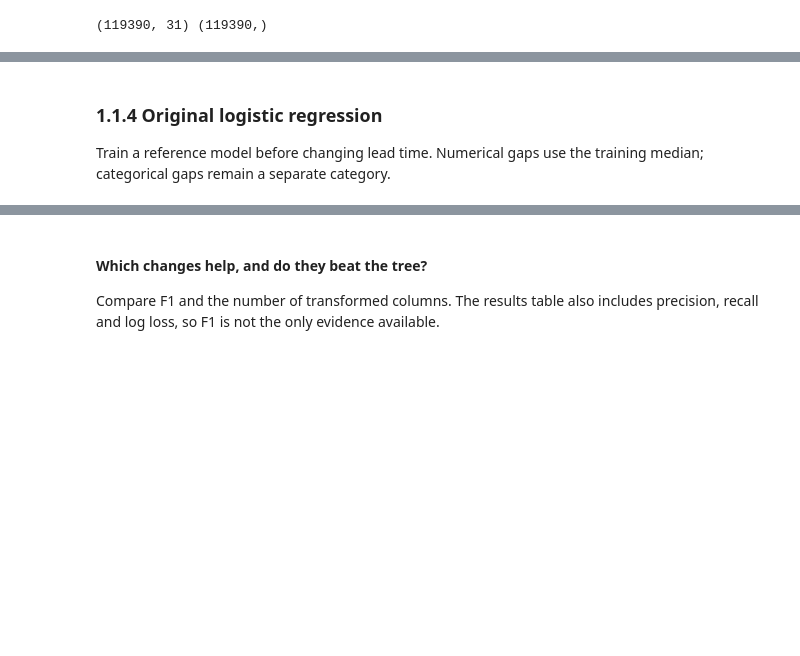
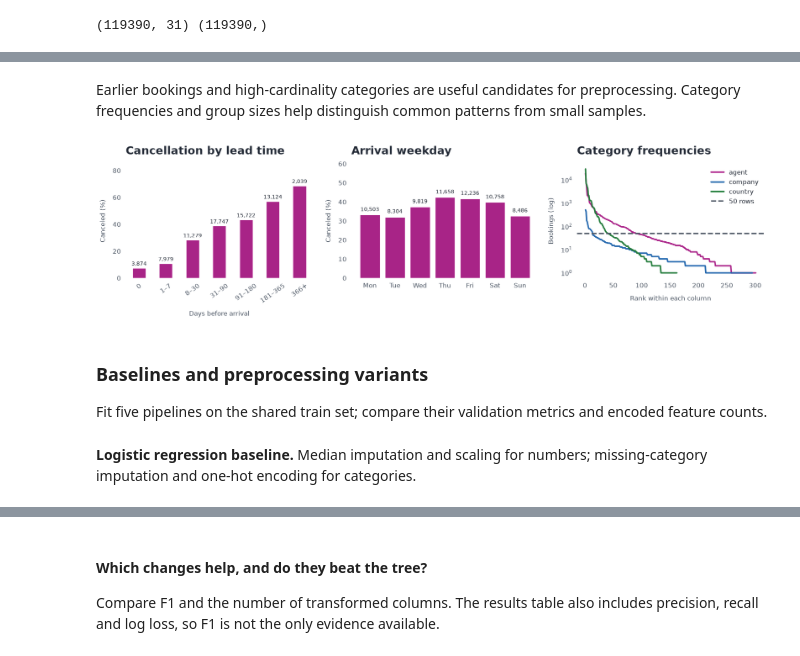
Before and after one commit to MasMits/hotel-cancellation-ml, a Jupyter notebook: notebook/project.ipynb, the cells around one changed output, grey strips where cells are left out. Drawn from its saved outputs; the diff is of its cells as text; code cells hidden in the pictures; blank space fills up the shorter version.

```diff
--- a/notebook/project.ipynb
+++ b/notebook/project.ipynb
@@ -279,3 +210,14 @@ and validation and adds two rows to the table. The targets stay the same through
+# %% [markdown]
+Earlier bookings and high-cardinality categories are useful candidates for preprocessing. Category frequencies and group sizes help distinguish common patterns from small samples.
+# %%
+prep_figure = preprocessing_plots.plot_feature_patterns(prep_train_bookings, prep_X_train)
+plot_style.show_figure(prep_figure, "feature_patterns")
+# %% [output]
+[figure, added]
+# %% [markdown]
+### Baselines and preprocessing variants
+
+Fit five pipelines on the shared train set; compare their validation metrics and encoded feature counts.
 # %%
 prep_results = []
 
@@ -293,11 +235,8 @@ def record_preprocessing_results(name, model, training_features, validation_feat
         "experiment": name, "split": "validation", "features": feature_count,
         **validation_metrics,
     })
-# %% [markdown]
-### 1.1.4 Original logistic regression
-
-Train a reference model before changing lead time. Numerical gaps use the training median;
-categorical gaps remain a separate category.
+# %% [markdown]
+**Logistic regression baseline.** Median imputation and scaling for numbers; missing-category imputation and one-hot encoding for categories.
 # %%
 prep_logistic_baseline = modeling.train_logistic_regression(
     prep_X_train, prep_y_train,
```
Also changed, not shown: parts of 204 cells of this notebook, 8 other files.
